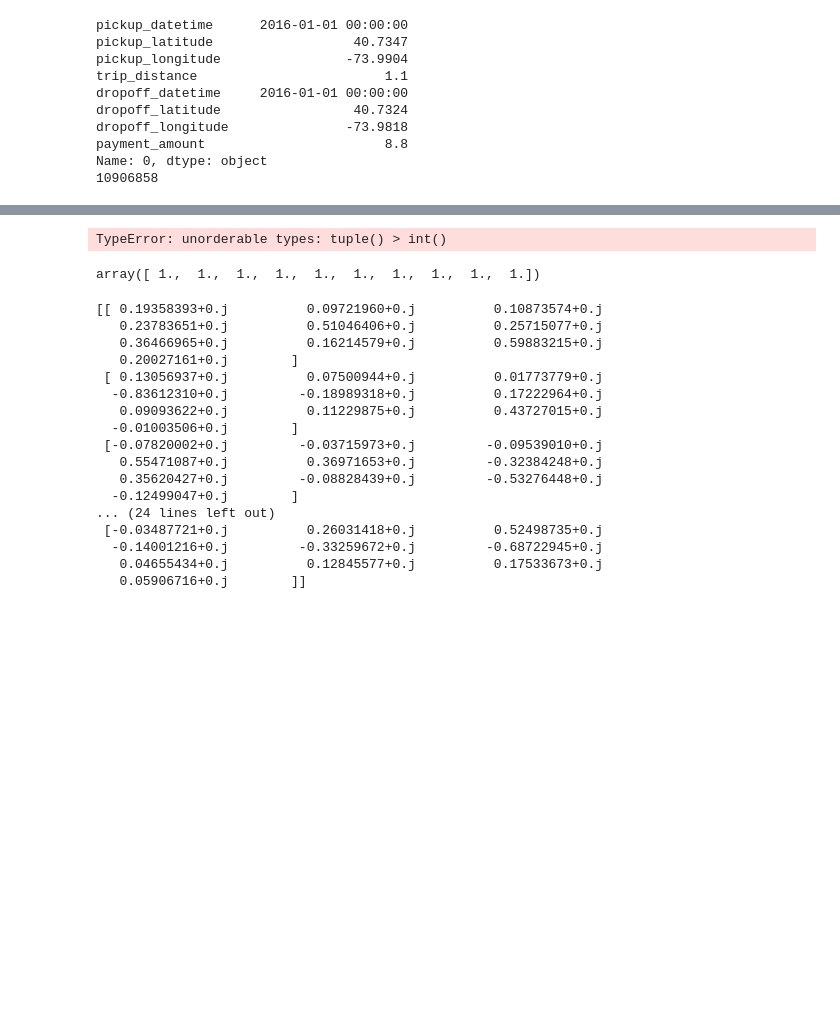
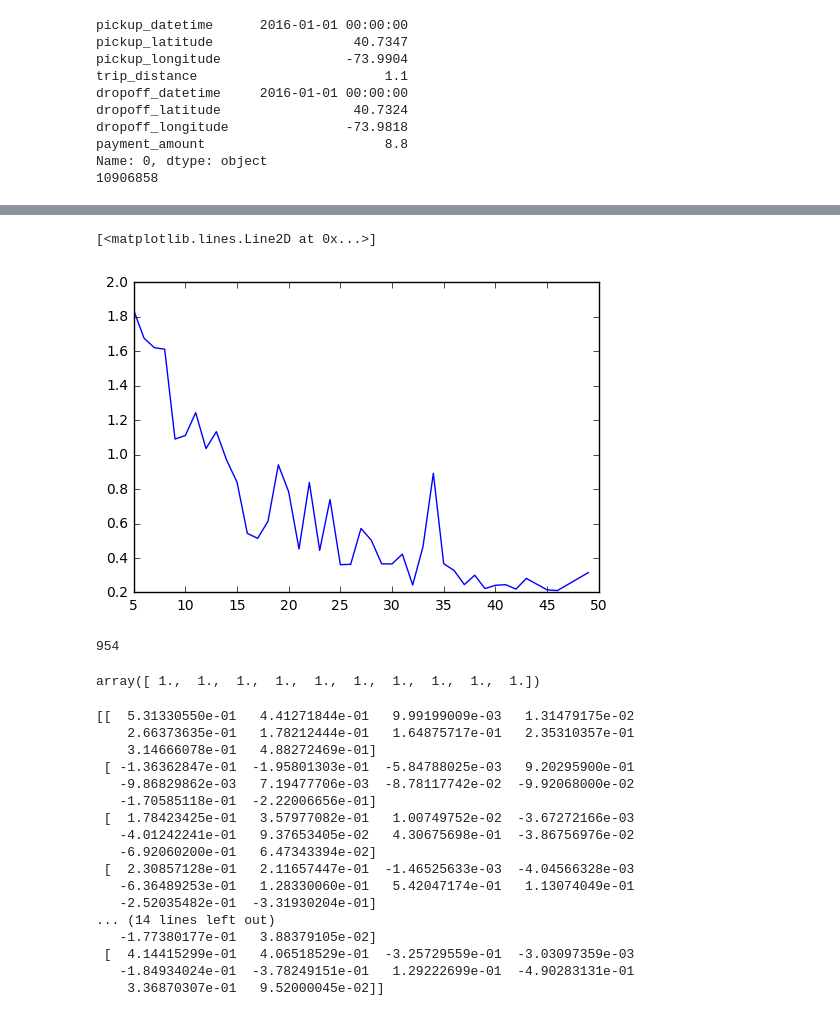
Before and after one commit to fagan2888/pafnutys-taxi, a Jupyter notebook: the_business.ipynb, the cells around one changed output, grey strips where cells are left out. Saved outputs shown, nothing was run; the diff lists cells and outputs as text; code cells hidden in the pictures; blank space fills up the shorter version.

```diff
--- a/the_business.ipynb
+++ b/the_business.ipynb
@@ -57,7 +59,7 @@ class MarkovChain:
         self.raw = raw
 
         self.initialize_centers(k)
-        epsilon = 1
+        epsilon = 1e-3
         self.build_states_kmeans(1001, epsilon)
 
         self.add_points_edges()
@@ -94,7 +96,6 @@ class MarkovChain:
                 max_diff = max(max_diff, s.update_center())
             min_diff = min(min_diff, max_diff)
             iterations -= 1
-        print(iterations)
 
     def add_points_edges(self):
         for s in self.state_set:
@@ -109,7 +110,7 @@ class MarkovChain:
 
             #Add points to respective states
             closest_to_start.store_data((pos_start, fare, tdistance))
-            closest_to_end.store_data((pos_end))
+            closest_to_end.store_data(((pos_end),))
 
             ##Add this edge to markov state
             closest_to_start.add_destination(closest_to_end.id)
@@ -169,8 +170,19 @@ class MarkovChain:
         return self.id_to_state[i].probability_to(j)
 # %%
 def find_optimal_k(raw, k_list):
-    points_to_plot = []
-    for k in k_list:
-        m = MarkovChain(raw, k)
-        points_to_plot.append((k, m.sum_of_square_error))
-    return points_to_plot
+    y = []
+    x = []
+    k_dict = {}
+    for t in trials:
+        for k in k_list:
+            if k not in k_dict:
+                k_dict[k] = []
+            try:
+                m = MarkovChain(raw[:1000], k)
+                x.append(k)
+                y.append(m.sum_of_square_error())
+            except ZeroDivisionError:
+                print("hello")
+    return x, y
+# %%
+x, y = find_optimal_k(raw, k_list=[i for i in range(5, 50)])
@@ -177,7 +207,12 @@ def find_optimal_k(raw, k_list):
+# %%
+plt.plot(x, y)
+# %% [output]
+[<matplotlib.lines.Line2D at 0x...>]
+[figure, added]
 # %%
 m = MarkovChain(raw[:1000], 10)
 # %% [output]
-TypeError: unorderable types: tuple() > int()
+954
 # %%
 adjm = m.get_adjacency_matrix()
 # %%
@@ -189,23 +224,23 @@ S, U = np.linalg.eig(adjm.T)
 # %%
 print(U.T)
 # %% [output]
-[[ 0.19358393+0.j          0.09721960+0.j          0.10873574+0.j
-   0.23783651+0.j          0.51046406+0.j          0.25715077+0.j
-   0.36466965+0.j          0.16214579+0.j          0.59883215+0.j
-   0.20027161+0.j        ]
- [ 0.13056937+0.j          0.07500944+0.j          0.01773779+0.j
-  -0.83612310+0.j         -0.18989318+0.j          0.17222964+0.j
-   0.09093622+0.j          0.11229875+0.j          0.43727015+0.j
-  -0.01003506+0.j        ]
- [-0.07820002+0.j         -0.03715973+0.j         -0.09539010+0.j
-   0.55471087+0.j          0.36971653+0.j         -0.32384248+0.j
-   0.35620427+0.j         -0.08828439+0.j         -0.53276448+0.j
-  -0.12499047+0.j        ]
-... (24 lines left out)
- [-0.03487721+0.j          0.26031418+0.j          0.52498735+0.j
-  -0.14001216+0.j         -0.33259672+0.j         -0.68722945+0.j
-   0.04655434+0.j          0.12845577+0.j          0.17533673+0.j
-   0.05906716+0.j        ]]
+[[  5.31330550e-01   4.41271844e-01   9.99199009e-03   1.31479175e-02
+    2.66373635e-01   1.78212444e-01   1.64875717e-01   2.35310357e-01
+    3.14666078e-01   4.88272469e-01]
+ [ -1.36362847e-01  -1.95801303e-01  -5.84788025e-03   9.20295900e-01
+   -9.86829862e-03   7.19477706e-03  -8.78117742e-02  -9.92068000e-02
+   -1.70585118e-01  -2.22006656e-01]
+ [  1.78423425e-01   3.57977082e-01   1.00749752e-02  -3.67272166e-03
+   -4.01242241e-01   9.37653405e-02   4.30675698e-01  -3.86756976e-02
+   -6.92060200e-01   6.47343394e-02]
+ [  2.30857128e-01   2.11657447e-01  -1.46525633e-03  -4.04566328e-03
+   -6.36489253e-01   1.28330060e-01   5.42047174e-01   1.13074049e-01
+   -2.52035482e-01  -3.31930204e-01]
+... (14 lines left out)
+   -1.77380177e-01   3.88379105e-02]
+ [  4.14415299e-01   4.06518529e-01  -3.25729559e-01  -3.03097359e-03
+   -1.84934024e-01  -3.78249151e-01   1.29222699e-01  -4.90283131e-01
+    3.36870307e-01   9.52000045e-02]]
 # %%
 # U is row major
 inv_dist = U.T[0]
```
Also changed, not shown: parts of 4 cells of this notebook, 1 other file.
